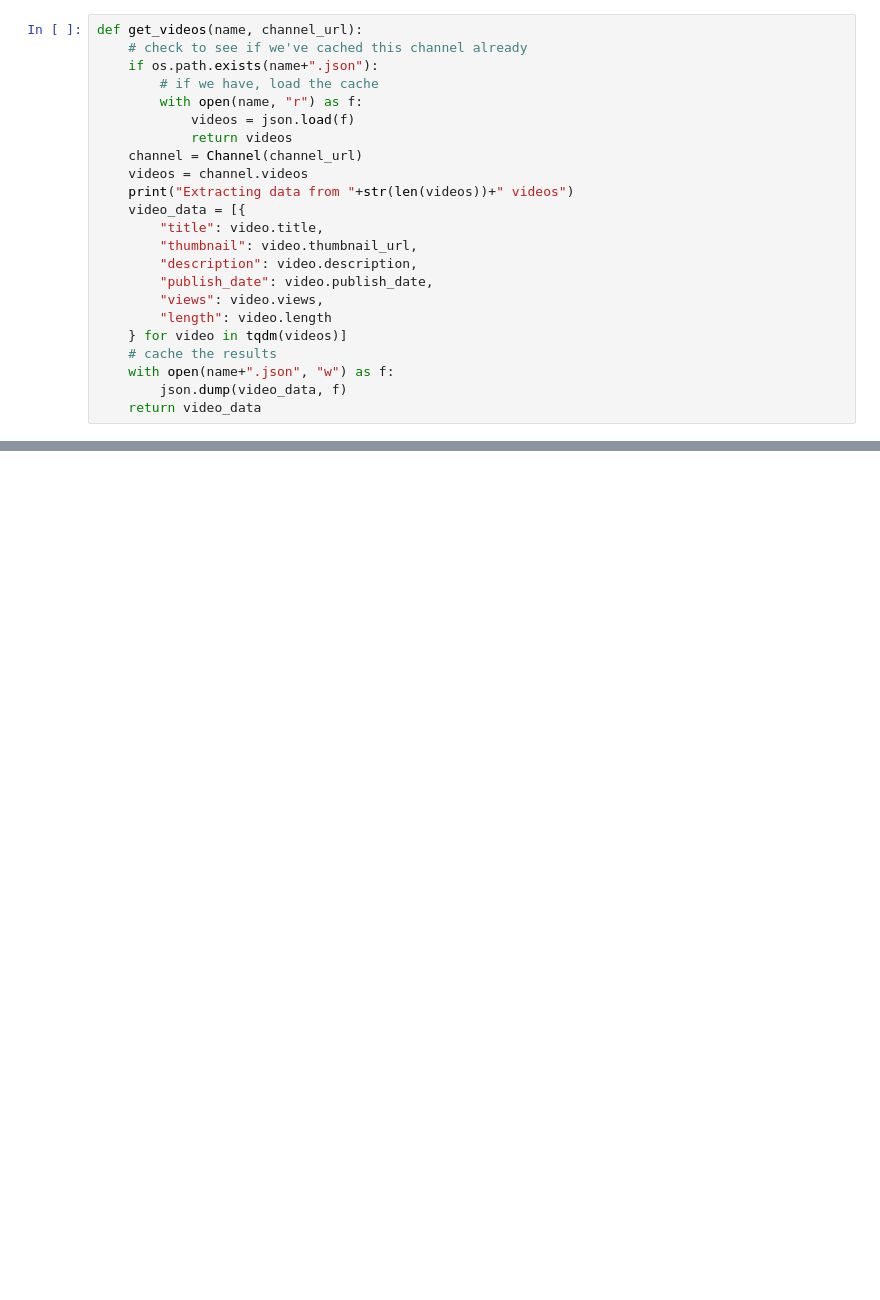
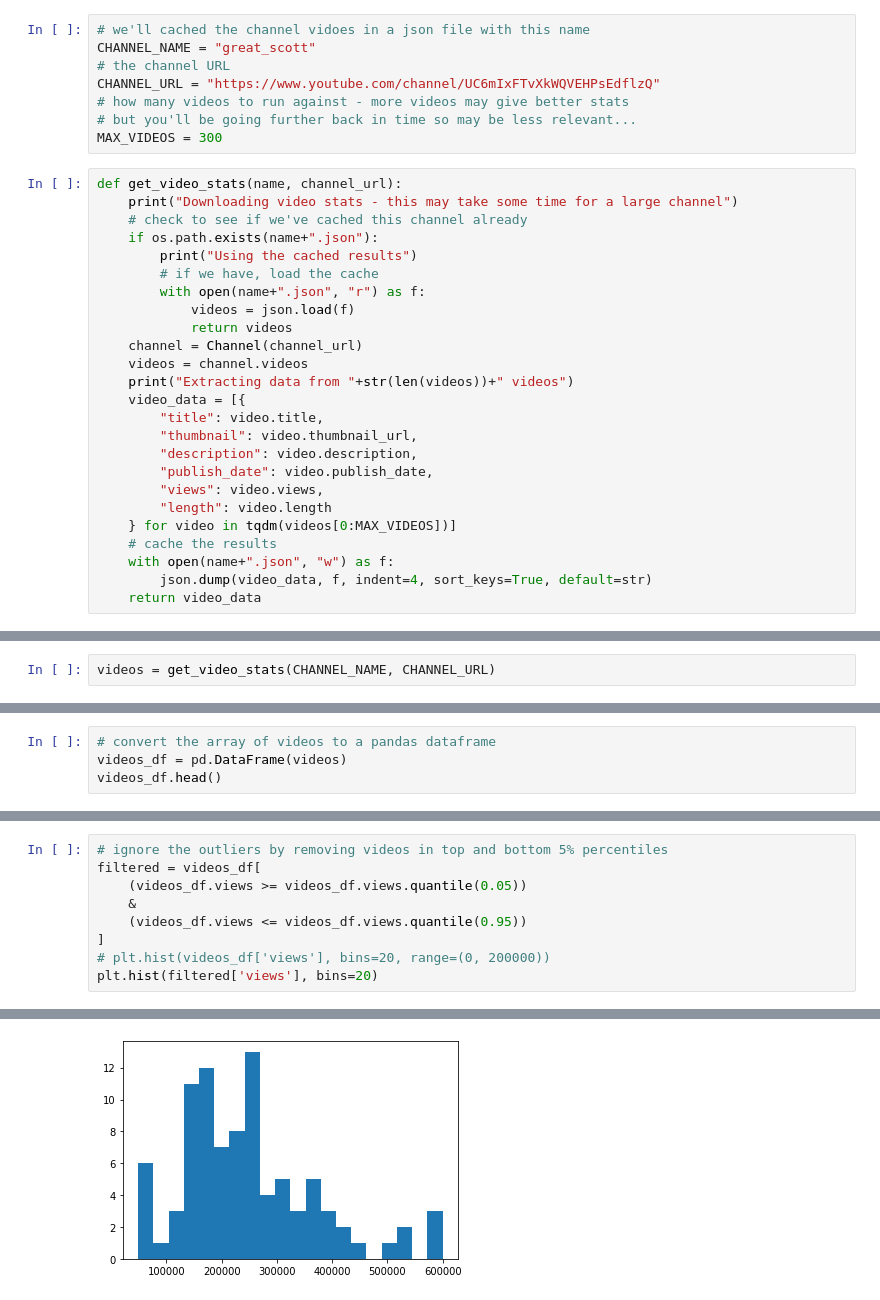
Before and after one commit to atomic14/youtube_stats, a Jupyter notebook: youtube.ipynb, the cells around one changed output, grey strips where cells are left out. Cells and saved outputs as stored; diff of their text form; blank space fills up the shorter version.

```diff
--- a/youtube.ipynb
+++ b/youtube.ipynb
@@ -8,9 +28,19 @@ GREAT_SCOTT = "https://www.youtube.com/channel/UC6mIxFTvXkWQVEHPsEdflzQ"
+# %%
+# we'll cached the channel vidoes in a json file with this name
+CHANNEL_NAME = "great_scott"
+# the channel URL
+CHANNEL_URL = "https://www.youtube.com/channel/UC6mIxFTvXkWQVEHPsEdflzQ"
+# how many videos to run against - more videos may give better stats
+# but you'll be going further back in time so may be less relevant...
+MAX_VIDEOS = 300
 # %%
-def get_videos(name, channel_url):
+def get_video_stats(name, channel_url):
+    print("Downloading video stats - this may take some time for a large channel")
     # check to see if we've cached this channel already
     if os.path.exists(name+".json"):
+        print("Using the cached results")
         # if we have, load the cache
-        with open(name, "r") as f:
+        with open(name+".json", "r") as f:
             videos = json.load(f)
             return videos
     channel = Channel(channel_url)
@@ -23,8 +53,8 @@ def get_videos(name, channel_url):
         "publish_date": video.publish_date,
         "views": video.views,
         "length": video.length
-    } for video in tqdm(videos)]
+    } for video in tqdm(videos[0:MAX_VIDEOS])]
     # cache the results
     with open(name+".json", "w") as f:
-        json.dump(video_data, f)
+        json.dump(video_data, f, indent=4, sort_keys=True, default=str)
     return video_data
@@ -37,0 +61,2 @@ Extracting data from 384 videos
+# %%
+videos = get_video_stats(CHANNEL_NAME, CHANNEL_URL)
@@ -37,0 +66,4 @@ Extracting data from 384 videos
+# %%
+# convert the array of videos to a pandas dataframe
+videos_df = pd.DataFrame(videos)
+videos_df.head()
@@ -37,0 +79,10 @@ Extracting data from 384 videos
+# %%
+# ignore the outliers by removing videos in top and bottom 5% percentiles
+filtered = videos_df[
+    (videos_df.views >= videos_df.views.quantile(0.05))
+    &
+    (videos_df.views <= videos_df.views.quantile(0.95))
+]
+# plt.hist(videos_df['views'], bins=20, range=(0, 200000))
+plt.hist(filtered['views'], bins=20)
+# %% [output]
@@ -37,0 +96 @@ Extracting data from 384 videos
+[figure, added]
```
Also changed, not shown: parts of 22 cells of this notebook, 3 other files.
